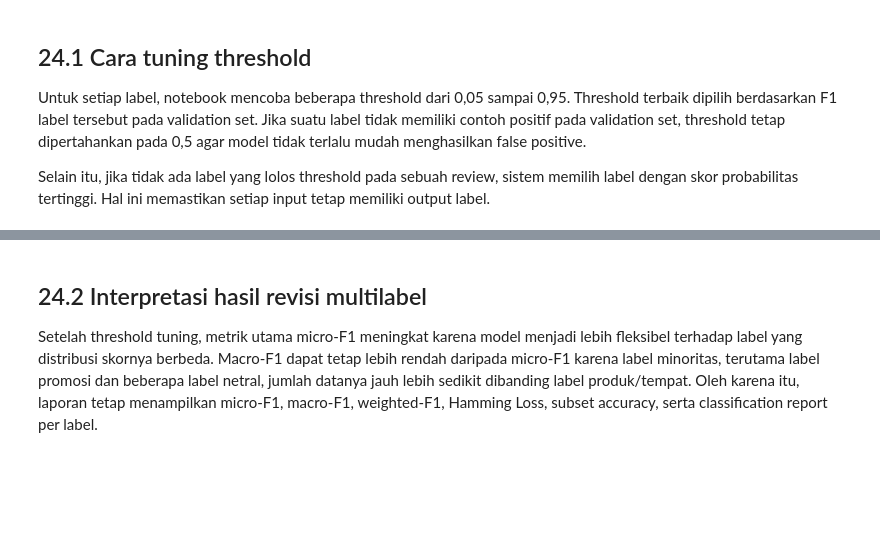
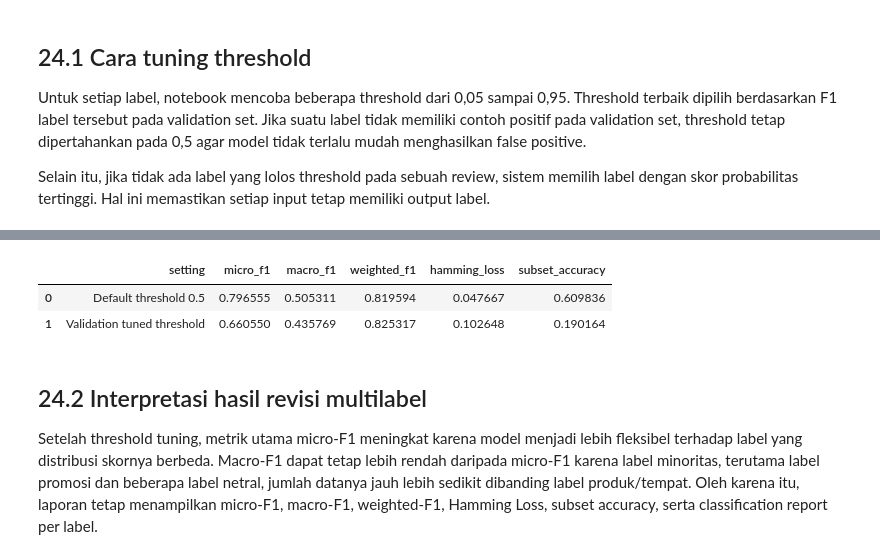
Before and after one commit to JSpiritGG/UAS-NLP, a Jupyter notebook: notebook/Kelp2_multilabel_modeling.ipynb, the cells around one changed output, grey strips where cells are left out. Cells and saved outputs as stored; diff of their text form; code cells hidden in the pictures; blank space fills up the shorter version.

```diff
--- a/notebook/Kelp2_multilabel_modeling.ipynb
+++ b/notebook/Kelp2_multilabel_modeling.ipynb
@@ -815,18 +846,19 @@ display(threshold_df)
 # %%
-test_scores = best_model.predict_proba(X_test)
-if isinstance(test_scores, list):
-    test_scores = np.vstack([score[:, 1] for score in test_scores]).T
-
+test_scores = get_scores(best_model, X_test)
 test_pred_tuned = (test_scores >= thresholds).astype(int)
 for i in range(len(test_pred_tuned)):
     if test_pred_tuned[i].sum() == 0:
         test_pred_tuned[i, int(test_scores[i].argmax())] = 1
 
 comparison_threshold_df = pd.DataFrame([
     {'setting': 'Default threshold 0.5', **default_test_metrics},
     {'setting': 'Validation tuned threshold', **multilabel_metrics(y_test, test_pred_tuned)},
 ])
 display(comparison_threshold_df)
+# %% [output]
+|  | setting | micro_f1 | macro_f1 | weighted_f1 | hamming_loss | subset_accuracy |
+| 0 | Default threshold 0.5 | 0.796555 | 0.505311 | 0.819594 | 0.047667 | 0.609836 |
+| 1 | Validation tuned threshold | 0.660550 | 0.435769 | 0.825317 | 0.102648 | 0.190164 |
 # %% [markdown]
 ## 24.2 Interpretasi hasil revisi multilabel
 
```
Also changed, not shown: parts of 12 cells of this notebook, 16 other files.
